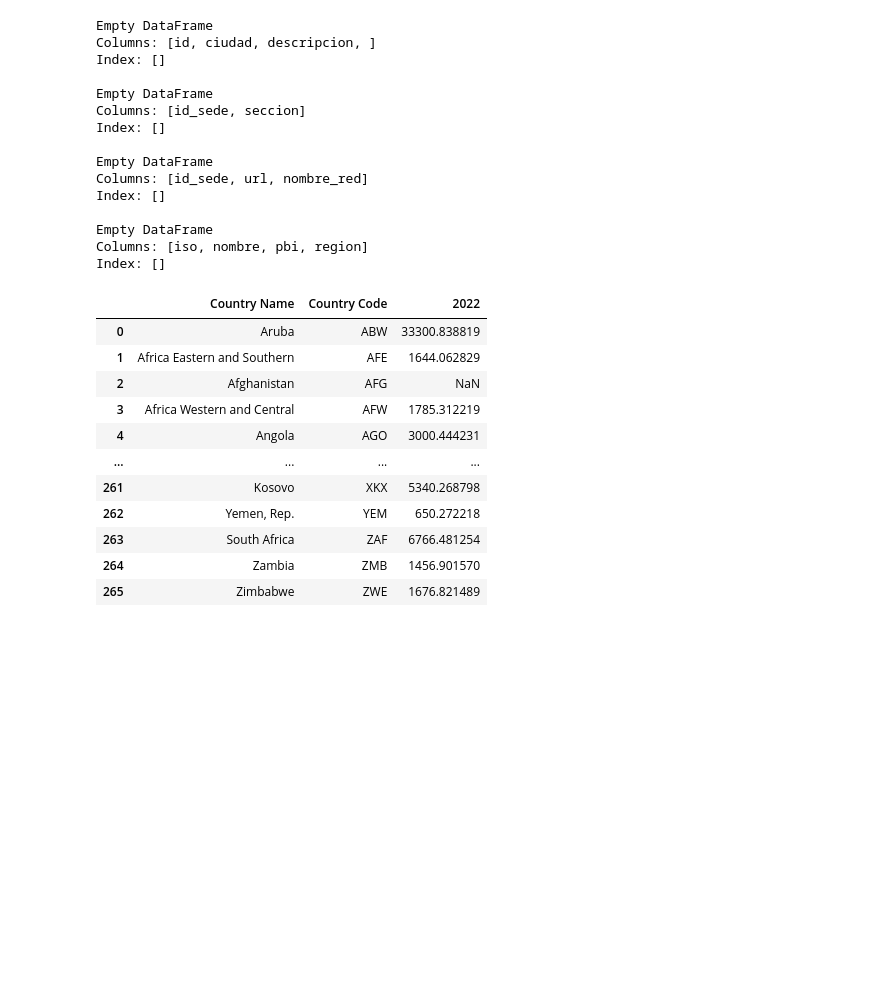
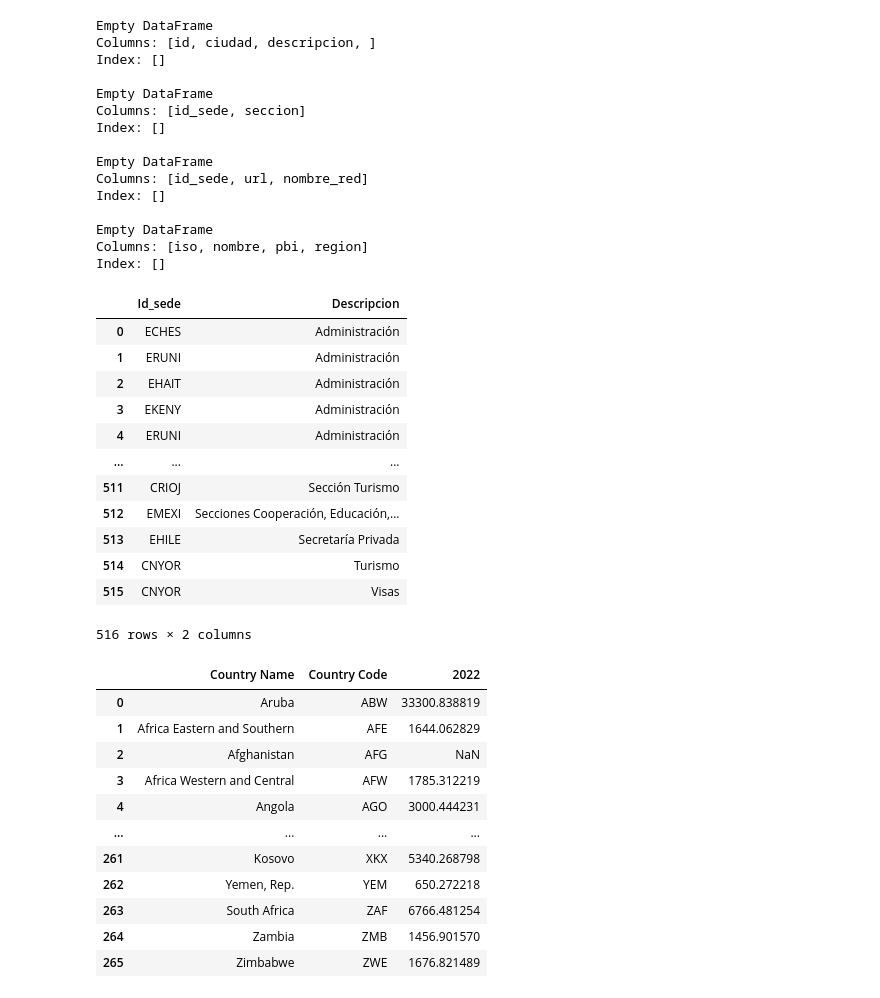
Before and after one commit to N34R20/Laboratorio_de_datos, a Jupyter notebook: TP01/inspect_columns.ipynb, the cells around one changed output. Cells and saved outputs as stored; diff of their text form; code cells hidden in the pictures; blank space fills up the shorter version.

```diff
--- a/TP01/inspect_columns.ipynb
+++ b/TP01/inspect_columns.ipynb
@@ -277,3 +285,22 @@ Index: []
 Empty DataFrame
 Columns: [iso, nombre, pbi, region]
 Index: []
+# %%
+seccion = lista_secciones[['sede_id', 'sede_desc_castellano']]
+seccion.columns = ['Id_sede', 'Descripcion']
+
+seccion
+# %% [output]
+|  | Id_sede | Descripcion |
+| 0 | ECHES | Administración |
+| 1 | ERUNI | Administración |
+| 2 | EHAIT | Administración |
+| 3 | EKENY | Administración |
+| 4 | ERUNI | Administración |
+| ... | ... | ... |
+| 511 | CRIOJ | Sección Turismo |
+| 512 | EMEXI | Secciones Cooperación, Educación,... |
+| 513 | EHILE | Secretaría Privada |
+| 514 | CNYOR | Turismo |
+| 515 | CNYOR | Visas |
+516 rows × 2 columns
```
Also changed, not shown: parts of 12 cells of this notebook, 8 other files.
